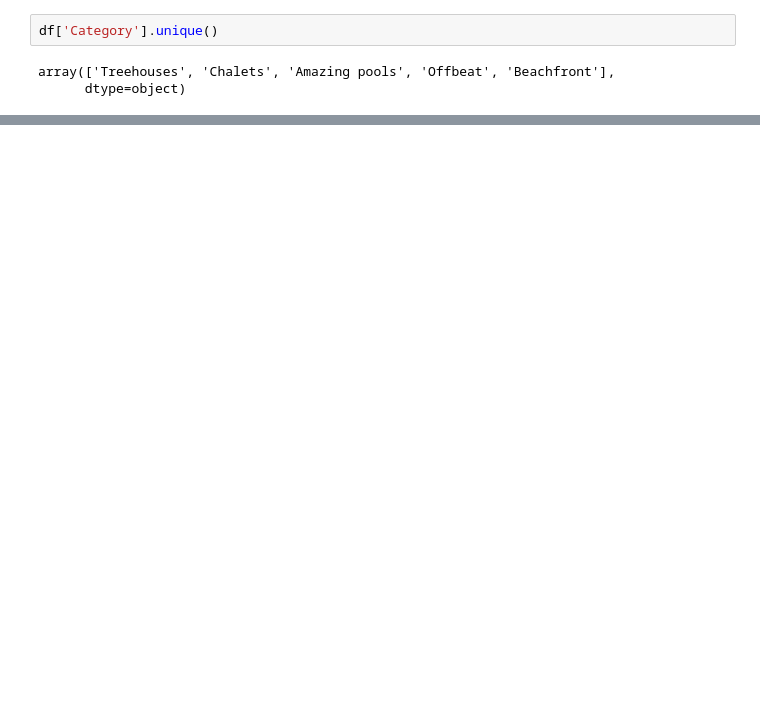
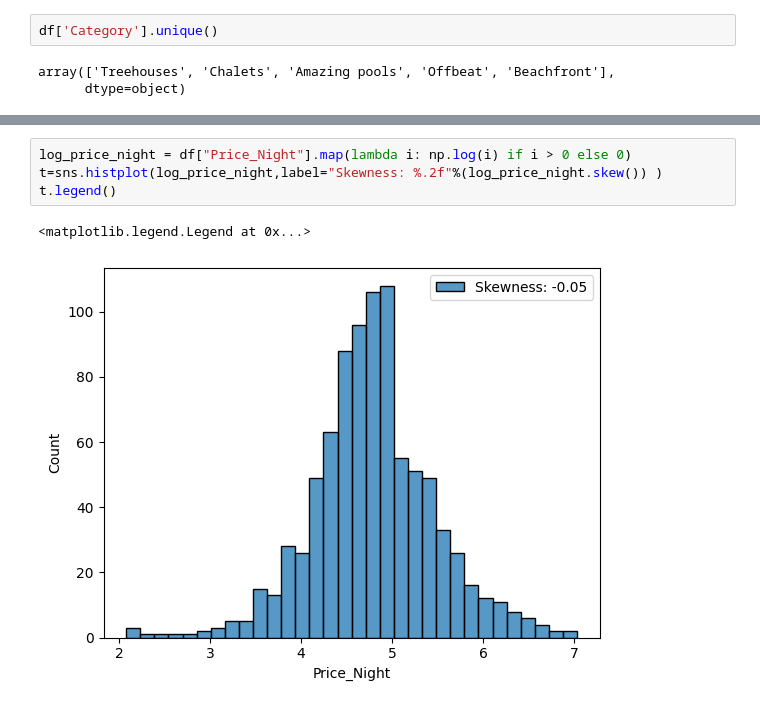
Before and after one commit to SaveSavio/modelling-airbnbs-property-listing-dataset-, a Jupyter notebook: exploratory_data_analysis.ipynb, the cells around one changed output, grey strips where cells are left out. Drawn from its saved outputs; the diff is of its cells as text; blank space fills up the shorter version.

```diff
--- a/exploratory_data_analysis.ipynb
+++ b/exploratory_data_analysis.ipynb
@@ -99,0 +97,7 @@ Name: amenities_count, dtype: float64
+# %%
+log_price_night = df["Price_Night"].map(lambda i: np.log(i) if i > 0 else 0)
+t=sns.histplot(log_price_night,label="Skewness: %.2f"%(log_price_night.skew()) )
+t.legend()
+# %% [output]
+<matplotlib.legend.Legend at 0x...>
+[figure, added]
```
Also changed, not shown: parts of 9 cells of this notebook, 4 other files.
